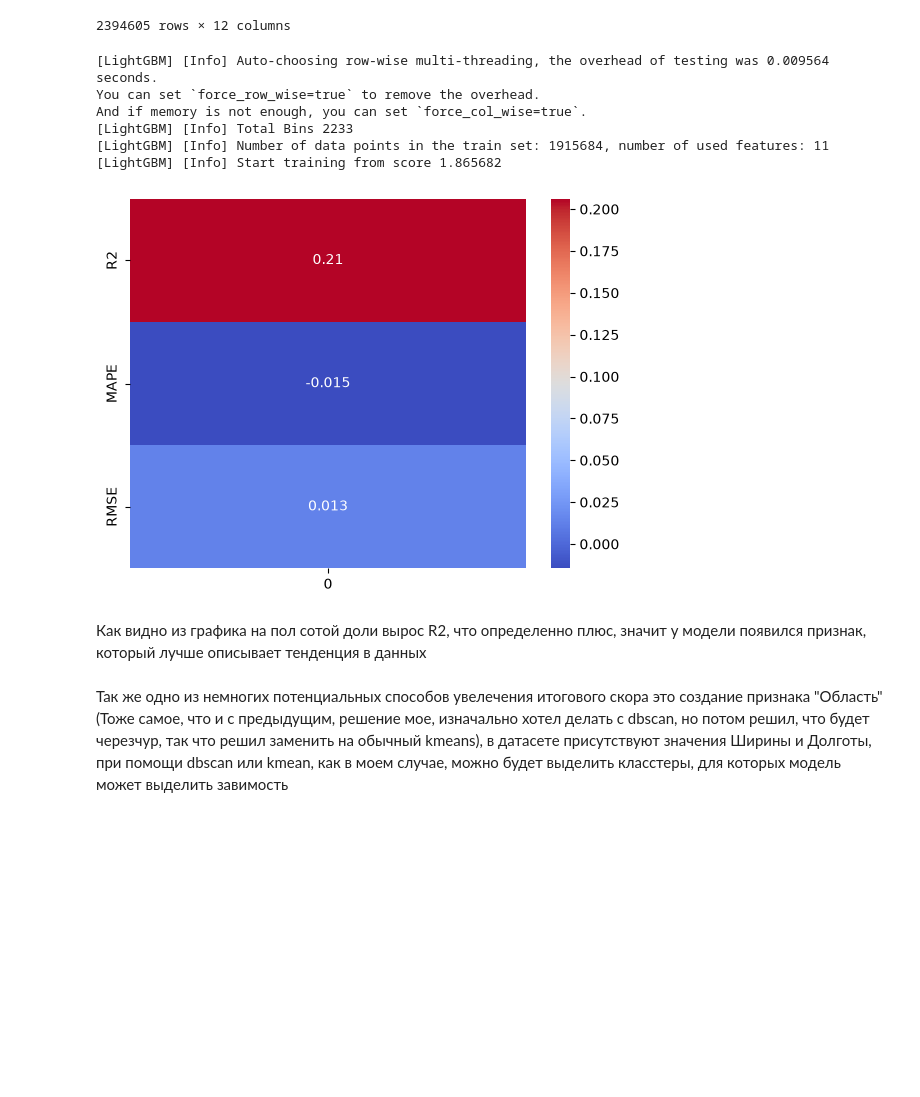
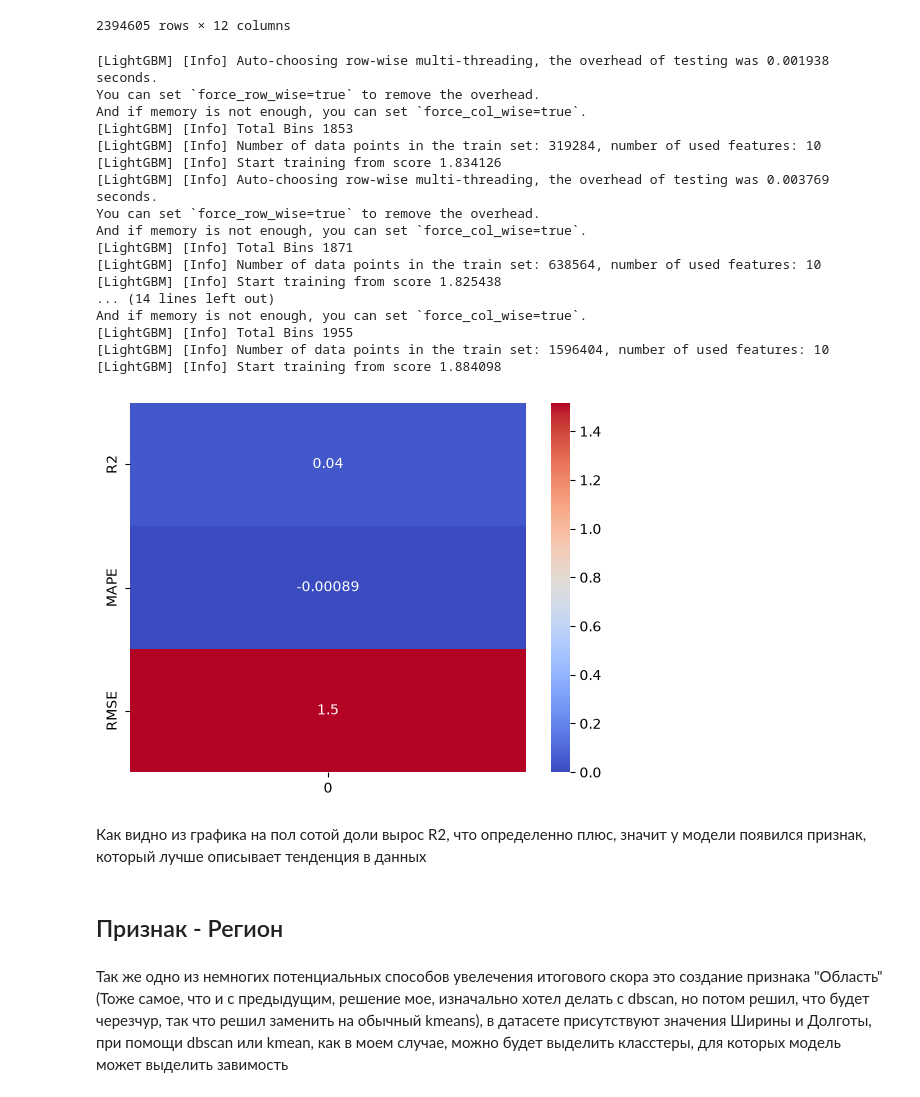
Before and after one commit to MaksaTaksa/Regression-task-Fuel-price-, a Jupyter notebook: improvments.ipynb, the cells around one changed output. Saved outputs shown, nothing was run; the diff lists cells and outputs as text; code cells hidden in the pictures; blank space fills up the shorter version.

```diff
--- a/improvments.ipynb
+++ b/improvments.ipynb
@@ -70,7 +69,3 @@ bundle = joblib.load("xgboost_model.joblib")
 pipe = bundle["pipeline"]
 hptunned_model = bundle["xgboost"]
 hptunned_metrics = bundle["metrics"]
-# %%
-if "MAE" in list(hptunned_metrics.keys()):
-    hptunned_metrics["MAPE"] = hptunned_metrics["MAE"]
-hptunned_metrics
@@ -101,20 +90,37 @@ Pipeline(steps=[('dt_proc',
                                    verbose_feature_names_out=False)),
                 ('scaler', 'passthrough'), ('model', 'passthrough')])
 # %%
-def metrics_calculate(pipe, X_train, X_test, y_train, y_test):
+X_train, X_test, y_train, y_test = train_test_splitting(df_full_eda)
+
+def cross_va(pipe, X_train, X_test, y_train, y_test):
+
     temp_pipe = clone(pipe)
+    cv = TimeSeriesSplit(n_splits=5)
 
-    X_train_proc = temp_pipe.fit_transform(X_train, y_train)
-    X_test_proc = temp_pipe.transform(X_test)
+    folds = []
 
-    temp_model = clone(hptunned_model)
+    for num, (tr, vl) in enumerate(cv.split(X_train, y_train)):
+        X_tr = temp_pipe.fit_transform(X_train.iloc[tr], y_train.iloc[tr])
+        X_vl = temp_pipe.transform(X_train.iloc[vl])
+        folds.append([X_tr, y_train.iloc[tr], X_vl, y_train.iloc[vl]])
+    return folds
 
-    temp_model.fit(X_train_proc, y_train)
-    y_pred = temp_model.predict(X_test_proc)
+def metrics_calculate(folds):
 
-    temp_result_metrics = {"R2" : r2_score(y_test, y_pred),
-                       "MAPE" : mean_absolute_percentage_error(y_test, y_pred),
-                       "RMSE" :(target_mean - root_mean_squared_error(y_test, y_pred))/target_mean}
+    temp_result_metrics = {"R2" : [], "MAPE" : [], "RMSE" : []}
+
+    for fold in folds:
+        temp_model = clone(hptunned_model)
+        temp_model.fit(fold[0], fold[1])
+        y_pred = temp_model.predict(fold[2])
+
+        temp_result_metrics["R2"].append(r2_score(fold[3], y_pred)),
+        temp_result_metrics["MAPE"].append(mean_absolute_percentage_error(fold[3], y_pred)),
+        temp_result_metrics["RMSE"].append(root_mean_squared_error(fold[3], y_pred))
+
+    temp_result_metrics["R2"] = np.mean(temp_result_metrics["R2"])
+    temp_result_metrics["MAPE"] = np.mean(temp_result_metrics["MAPE"])
+    temp_result_metrics["RMSE"] = np.mean(temp_result_metrics["RMSE"])
 
     diff_metrics = {k: temp_result_metrics[k] - hptunned_metrics[k] for k in temp_result_metrics}
     sns.heatmap(pd.Series(diff_metrics).to_frame(), annot= True, cmap = 'coolwarm')
@@ -151,19 +159,32 @@ df_w_price_lag
 # %%
 target_mean = df_full_eda["Price"].mean()
 
-X_train, X_test, y_train,  y_test = train_test_splitting(df_w_price_lag)
+folds = cross_va(pipe,X_train, X_test, y_train, y_test)
 
-result_metrics_1 = metrics_calculate(pipe, X_train, X_test, y_train,  y_test)
+result_metrics_1 = metrics_calculate(folds)
 # %% [output]
-[LightGBM] [Info] Auto-choosing row-wise multi-threading, the overhead of testing was 0.009564 seconds.
+[LightGBM] [Info] Auto-choosing row-wise multi-threading, the overhead of testing was 0.001938 seconds.
 You can set `force_row_wise=true` to remove the overhead.
 And if memory is not enough, you can set `force_col_wise=true`.
-[LightGBM] [Info] Total Bins 2233
-[LightGBM] [Info] Number of data points in the train set: 1915684, number of used features: 11
-[LightGBM] [Info] Start training from score 1.865682
+[LightGBM] [Info] Total Bins 1853
+[LightGBM] [Info] Number of data points in the train set: 319284, number of used features: 10
+[LightGBM] [Info] Start training from score 1.834126
+[LightGBM] [Info] Auto-choosing row-wise multi-threading, the overhead of testing was 0.003769 seconds.
+You can set `force_row_wise=true` to remove the overhead.
+And if memory is not enough, you can set `force_col_wise=true`.
+[LightGBM] [Info] Total Bins 1871
+[LightGBM] [Info] Number of data points in the train set: 638564, number of used features: 10
+[LightGBM] [Info] Start training from score 1.825438
+... (14 lines left out)
+And if memory is not enough, you can set `force_col_wise=true`.
+[LightGBM] [Info] Total Bins 1955
+[LightGBM] [Info] Number of data points in the train set: 1596404, number of used features: 10
+[LightGBM] [Info] Start training from score 1.884098
-[figure, old version]
+[figure, new version]
 # %% [markdown]
 Как видно из графика на пол сотой доли вырос R2, что определенно плюс, значит у модели появился признак, который лучше описывает тенденция в данных
+# %% [markdown]
+## Признак - Регион
 # %% [markdown]
 Так же одно из немногих потенциальных способов увелечения итогового скора это создание признака "Область"(Тоже самое, что и с предыдущим, решение мое, изначально хотел делать с dbscan, но потом решил, что будет черезчур, так что решил заменить на обычный kmeans), в датасете присутствуют значения Ширины и Долготы, при помощи dbscan или kmean, как в моем случае, можно будет выделить класстеры, для которых модель может выделить завимость
 # %%
```
Also changed, not shown: parts of 19 cells of this notebook, 3 other files.
